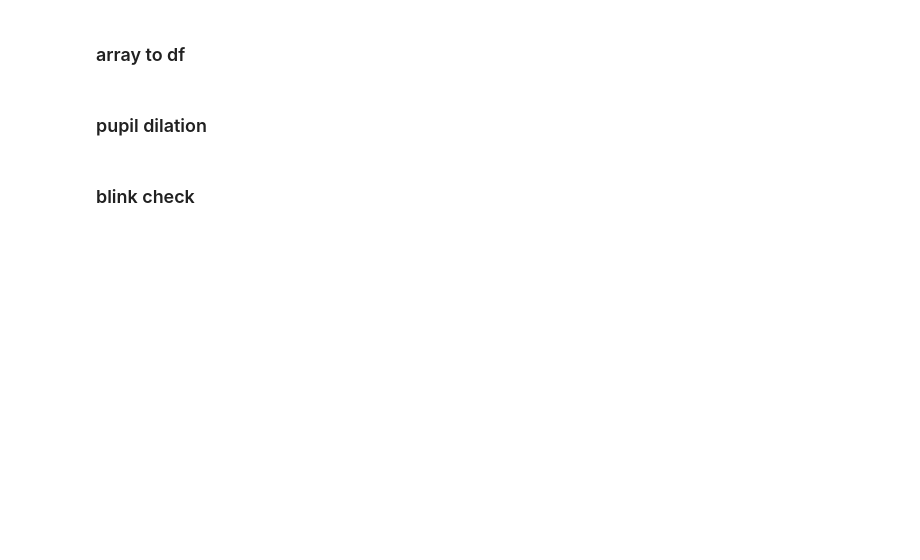
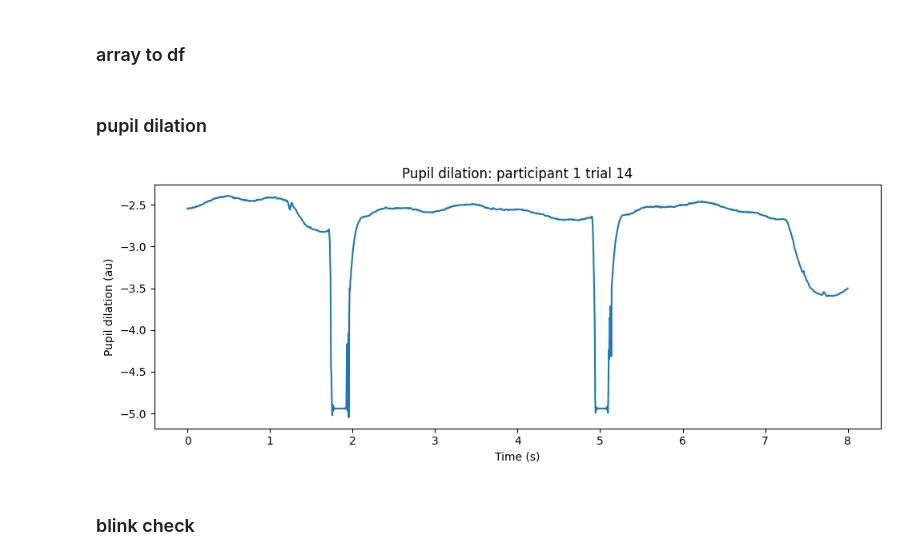
Before and after one commit to anjisuri/lab-project, a Jupyter notebook: blinks.ipynb, the cells around one changed output. Drawn from its saved outputs; the diff is of its cells as text; code cells hidden in the pictures; blank space fills up the shorter version.

```diff
--- a/blinks.ipynb
+++ b/blinks.ipynb
@@ -12,29 +11,30 @@ Error:
 # %%
 # load npy file for participant
 participant = 1
-trial_number = 1
+trial_number = 14
 file_path = f'/Users/anji/Desktop/lab project/EyeData/controls/ctrl_{participant}.npy'
-data = np.load(file_path)  # shape: (3, time, trials)
+data = np.load(file_path)  # shape: (channels, time, trials)
+trial_idx = trial_number - 1
+trial_data = data[:, :, trial_idx]
 
-df2 = pd.DataFrame(data, columns=['col1', 'col2', 'col3'])
+df = pd.DataFrame(trial_data.T, columns=['x', 'y', 'pupil']) # transpose from (channels, time)
 # %% [markdown]
 ### pupil dilation
 # %%
 fs = 200  # sampling frequency Hz
 samples = 1601
 
-pupil_data = data[2]  # pupil is channel 2
-trial_pupil = pupil_data[:, trial_number - 1]  # timepoints for this trial
-
 time = np.arange(samples) / fs
 
 plt.figure(figsize=(10,4))
-plt.plot(time, trial_pupil)
+plt.plot(time, df['pupil'])
 plt.title(f'Pupil dilation: participant {participant} trial {trial_number}')
 plt.xlabel('Time (s)')
 plt.ylabel('Pupil dilation (au)')
 plt.tight_layout()
 plt.show()
+# %% [output]
+[figure, added]
 # %% [markdown]
 ### blink check
 # %%
```
Also changed, not shown: parts of 10 cells of this notebook, 2 other files.
